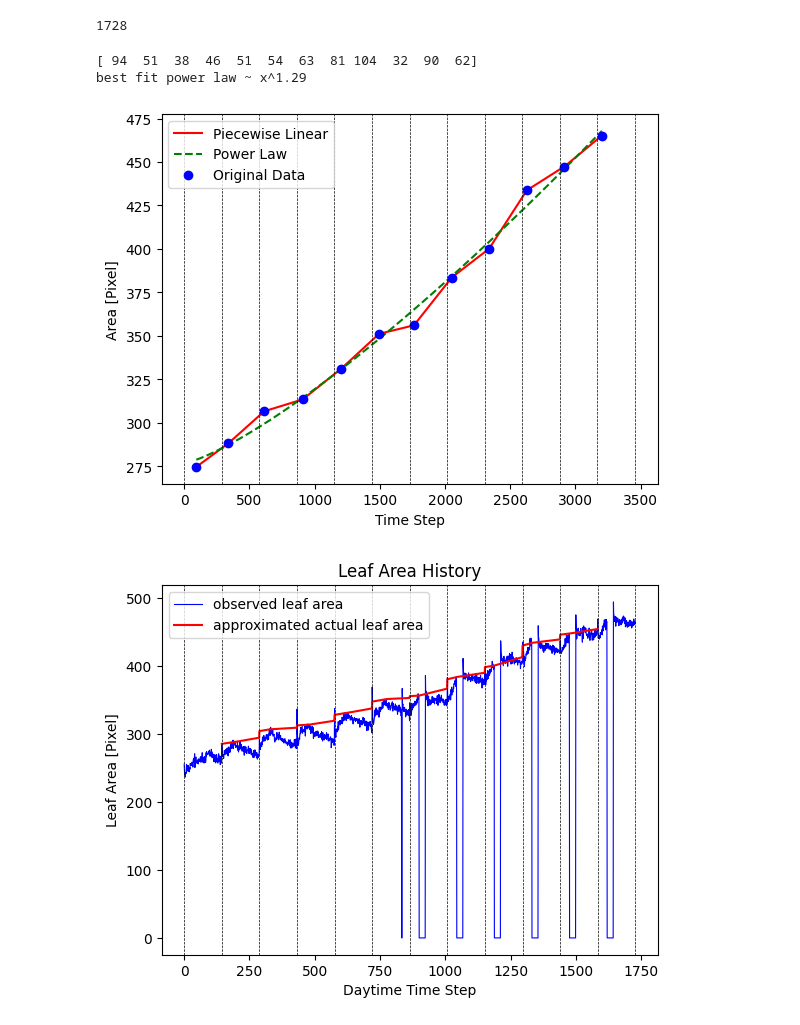
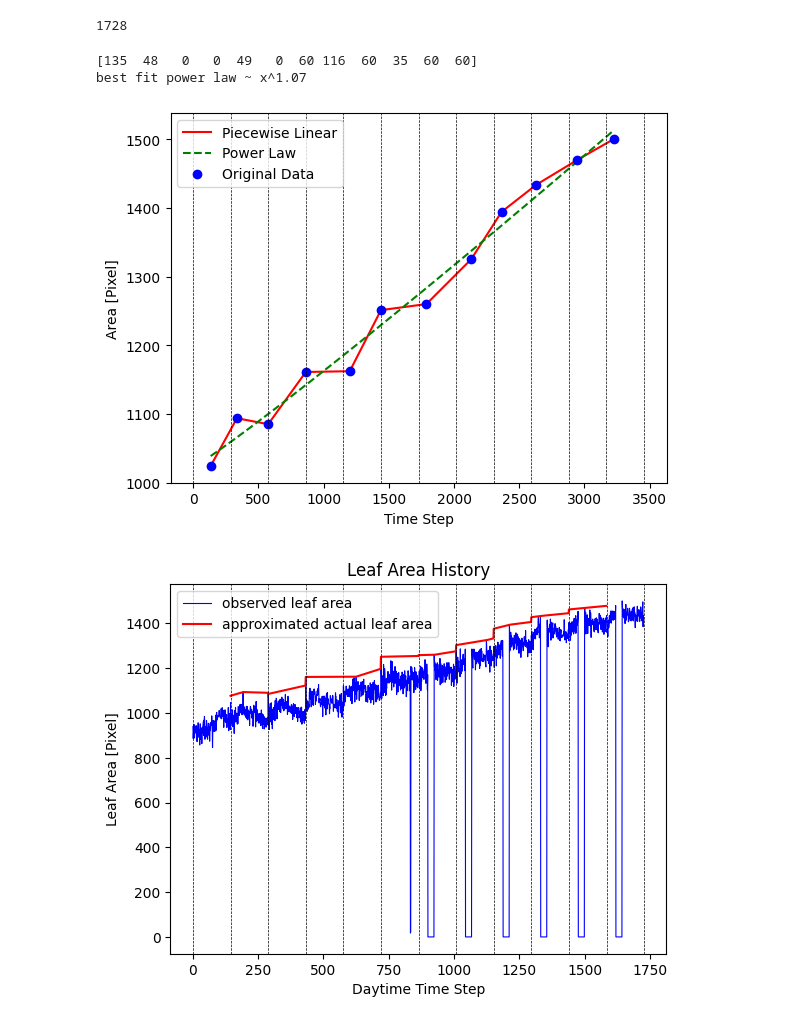
Before and after one commit to steventango/plant-rl, a Jupyter notebook: analysis/analyze_new_plant_data.ipynb, the cells around one changed output. Saved outputs shown, nothing was run; the diff lists cells and outputs as text; code cells hidden in the pictures.

```diff
--- a/analysis/analyze_new_plant_data.ipynb
+++ b/analysis/analyze_new_plant_data.ipynb
@@ -6,9 +6,9 @@ import pandas as pd
 from scipy.optimize import curve_fit
 from utils.functions import PiecewiseLinear
 # %%
-data_path = os.path.dirname(os.path.abspath("")) + '/analysis/plant_data/first_exp_area_over_time.csv'
+data_path = os.path.dirname(os.path.abspath("")) + '/analysis/plant_data/new_area_over_time.csv'
 df = pd.read_csv(data_path).sort_values(by='timestamp')
-df['timestamp'] = pd.to_datetime(df['timestamp'])
+df['timestamp'] = pd.to_datetime(df['timestamp'], format='mixed')
 
 sub_df0 = df[df['timestamp'].dt.date.isin([
     pd.Timestamp('2025-02-26').date(),
@@ -63,5 +63,12 @@ plt.legend()
 # %%
-ave_area0 = np.mean(area0[:,1:], axis=1)
+def iqm(values):
+    outliers = 2
+    values = np.sort(values)
+    return np.mean(values[outliers:len(values)-outliers])
+    #return np.mean(values[1:])
+
+ave_area0 = [iqm(area0[i,:]) for i in range(area0.shape[0])]
+ave_area0 = np.array(ave_area0)
 
 def moving_average(x, trace_decay_rate = 0.9):
     smooth_x = [x[0]]
@@ -84,6 +91,7 @@ plt.legend()
 # %%
 # Averaging all 16 plants
-ave_area1 = np.mean(area1[:,1:], axis=1)
+ave_area1 = [iqm(area1[i,:]) for i in range(area1.shape[0])]
+ave_area1 = np.array(ave_area1)
 plt.plot(ave_area1)
 # %% [output]
 [<matplotlib.lines.Line2D at 0x...>]
@@ -104,0 +107,4 @@ plt.plot(ave_area2)
+# %%
+ave_area2 = [iqm(area2[i,:]) for i in range(area2.shape[0])]
+ave_area2 = np.array(ave_area2)
+plt.plot(ave_area2)
@@ -114,38 +123,38 @@ ave_area[:len(raw_ave_area)] = raw_ave_area
 
 observed_area = np.reshape(ave_area, (-1, steps_per_day))  # reshape into different days
 max_indices = np.argsort(observed_area, axis=1)[:,-3]         # index at the nth largest value of the day
-#max_indices = np.argmax(observed_area, axis=1)         # index at the max value of each day
+max_indices = np.argmax(observed_area, axis=1)         # index at the max value of each day
 print(max_indices)
-max_indices = [94,51,38,46,51,54,34, 34, 34, 34, 34, 34]
+#max_indices = [94,51,38,46,51,54,34, 34, 34, 34, 34, 34]
 
 max_time = []
 max_area = []
 for i in range(observed_area.shape[0]):
     max_time.append(i*(steps_per_day+steps_per_night) + max_indices[i])
     max_area.append(ave_area[i*steps_per_day + max_indices[i]])
 
 popt, pcov = curve_fit(lambda x, a, b, c: a * np.power(x, b) + c, max_time, max_area)
 pwl = PiecewiseLinear(max_time, max_area)
 
 x_values = np.linspace(max_time[0], max_time[-1], 1000)
 y_power = popt[0] * np.power(x_values, popt[1]) + popt[2]
 print(f'best fit power law ~ x^{popt[1]:.2f}')
 y_linear = [pwl(x) for x in x_values]
 
 # Plot
 plt.plot(x_values, y_linear, 'r-', label='Piecewise Linear')
 plt.plot(x_values, y_power, 'g--', label='Power Law')
 plt.plot(max_time, max_area, 'bo', label='Original Data')
 for i in range(int(len(ave_area)/steps_per_day)+1):
     plt.axvline(x = (steps_per_day+steps_per_night)*i, color='k', linestyle='--', linewidth=0.5)
 plt.xlabel('Time Step')
 plt.ylabel('Area [Pixel]')
 plt.legend()
 plt.show()
 # %% [output]
-[ 94  51  38  46  51  54  63  81 104  32  90  62]
-best fit power law ~ x^1.29
+[135  48   0   0  49   0  60 116  60  35  60  60]
+best fit power law ~ x^1.07
-[figure, old version]
+[figure, new version]
 # %%
 # Compute an array of actual area during daytime
 actual_area_power = []
@@ -172,7 +181,7 @@ plt.ylabel('Leaf Area [Pixel]')
 plt.legend()
 plt.show()
 # %% [output]
-[figure, old version]
+[figure, new version]
 # %%
 overnight_growth = [np.mean(ave_area[steps_per_day*i + 1 : steps_per_day*i + 4])
                     / np.mean(ave_area[steps_per_day*i - 3 : steps_per_day*i]) - 1 for i in range(1, total_days)]
```
Also changed, not shown: parts of 9 cells of this notebook, 11 other files.
